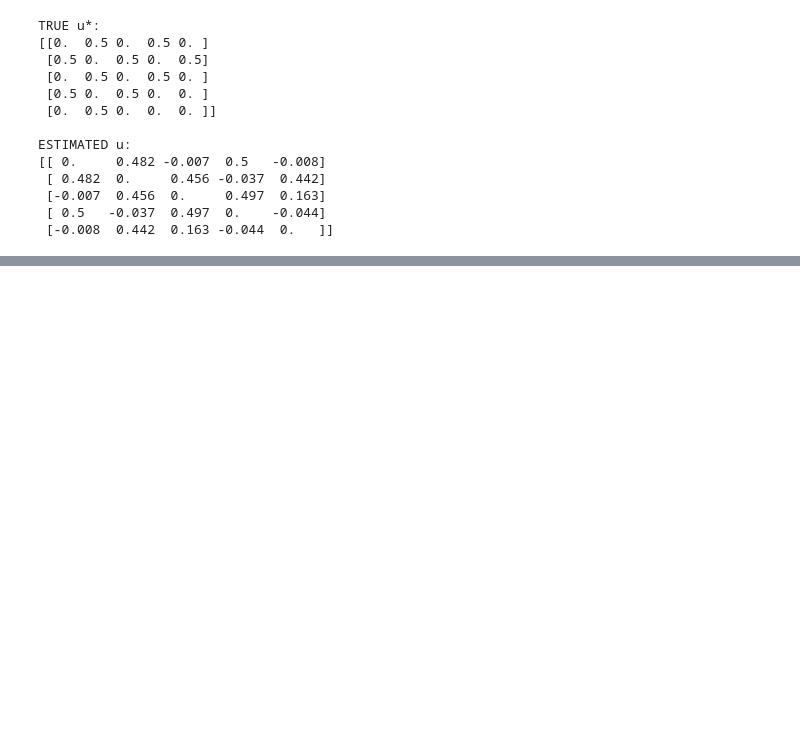
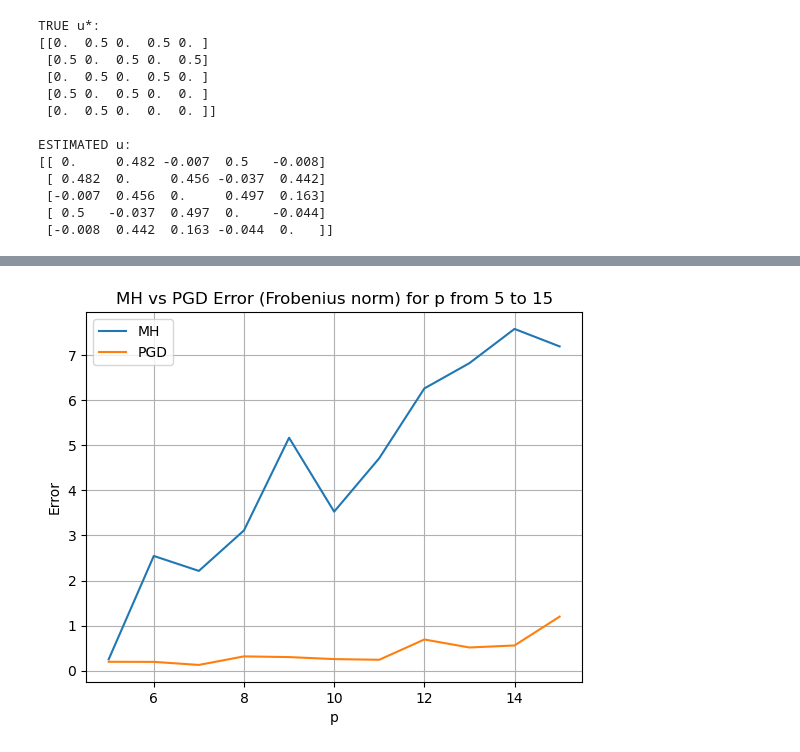
Before and after one commit to UChi-ComPy23/final-project-group-1-2025, a Jupyter notebook: pgd.ipynb, the cells around one changed output, grey strips where cells are left out. Saved outputs shown, nothing was run; the diff lists cells and outputs as text; code cells hidden in the pictures; blank space fills up the shorter version.

```diff
--- a/pgd.ipynb
+++ b/pgd.ipynb
@@ -487,0 +586,12 @@ plt.show()
+# %%
+plt.figure()
+plt.plot(p_list, error_mh, label='MH')
+plt.plot(p_list, error_pgd, label='PGD')
+plt.xlabel("p")
+plt.ylabel("Error")
+plt.title("MH vs PGD Error (Frobenius norm) for p from 5 to 15")
+plt.grid(True)
+plt.legend()
+plt.show()
+# %% [output]
+[figure, added]
```
Also changed, not shown: parts of 7 cells of this notebook.
